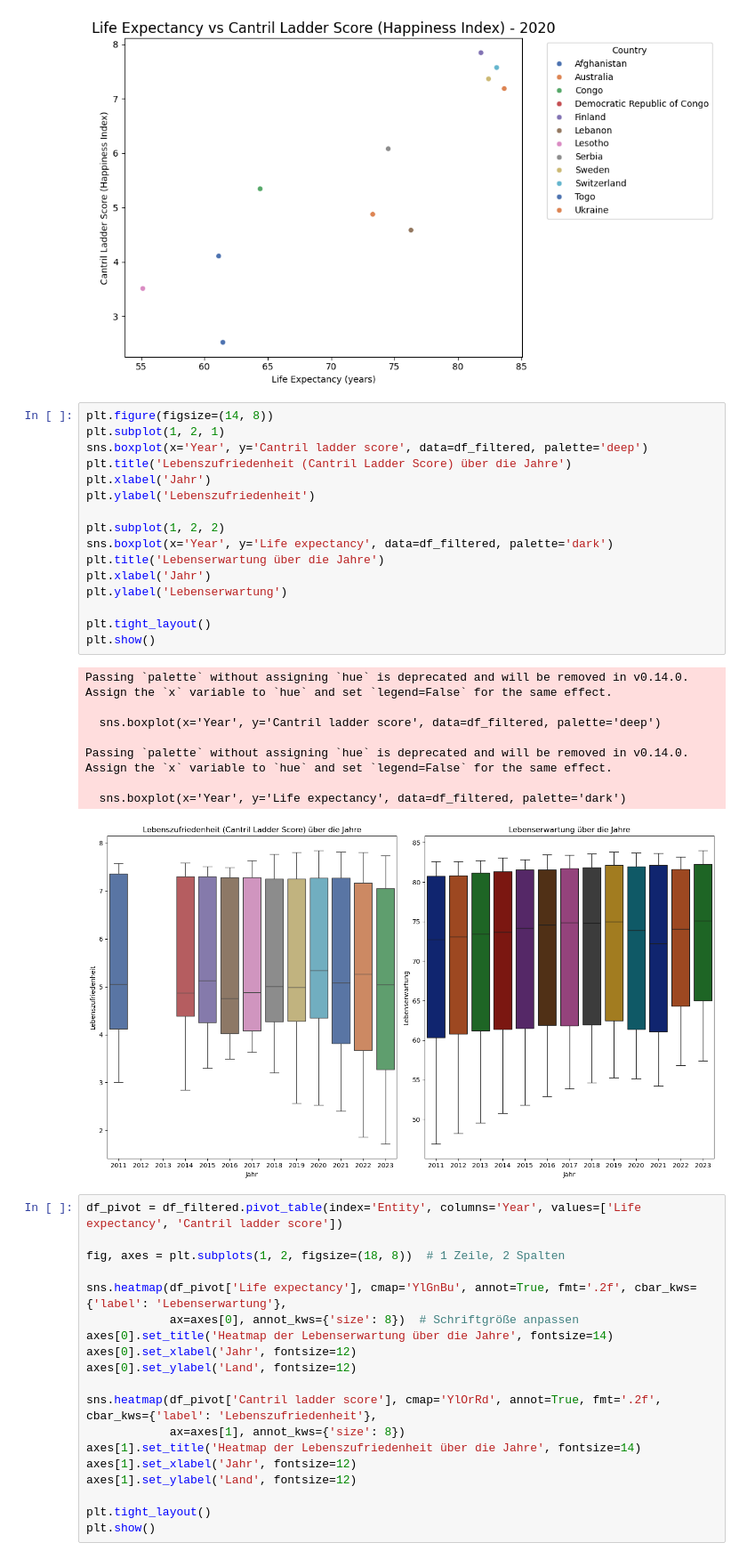
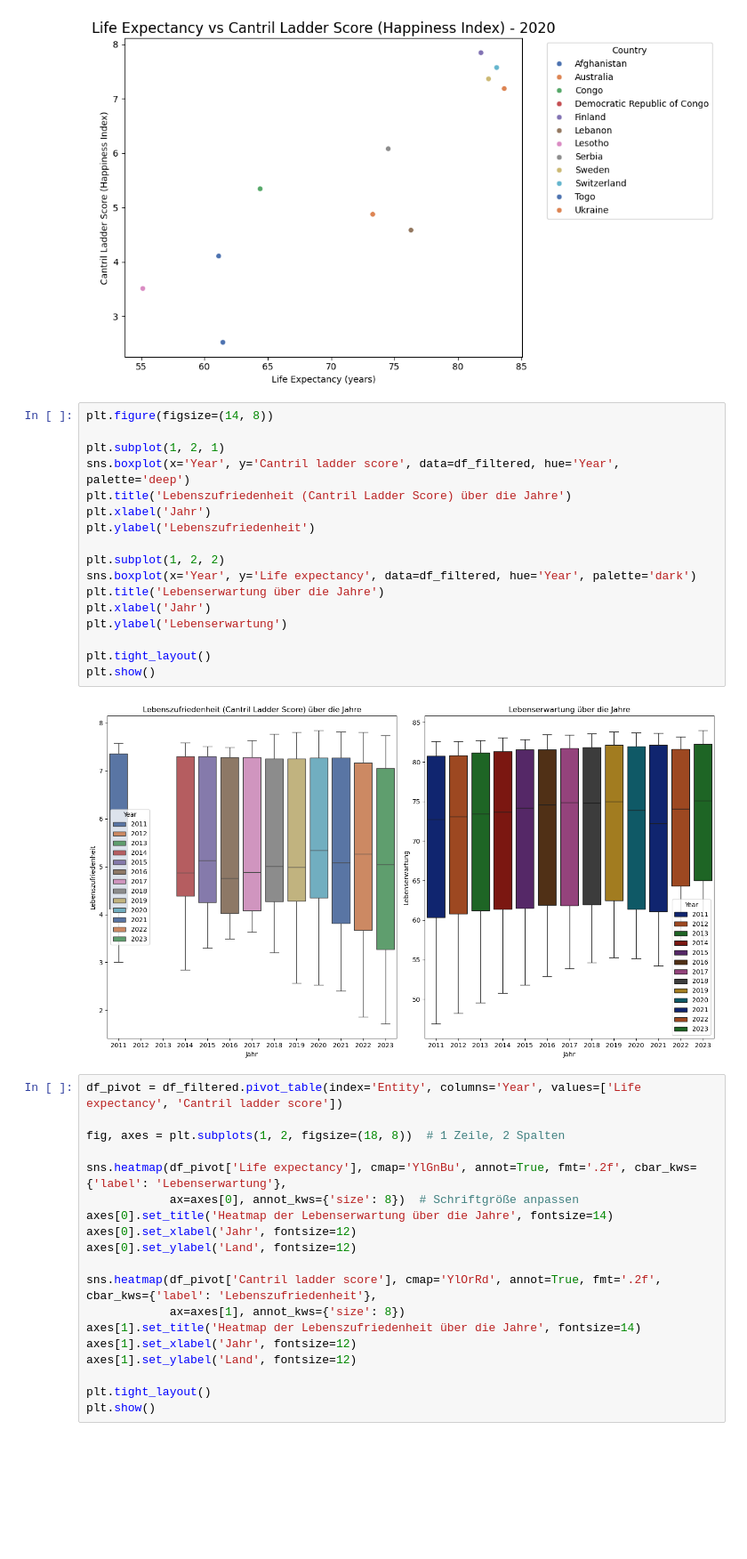
Before and after one commit to Elena-avk/elena, a Jupyter notebook: LN_Python_Elena_Yasemin.ipynb, the cells around one changed output. Shown: that part at 89% size. Saved outputs shown, nothing was run; the diff lists cells and outputs as text; blank space fills up the shorter version.

```diff
--- a/LN_Python_Elena_Yasemin.ipynb
+++ b/LN_Python_Elena_Yasemin.ipynb
@@ -533,31 +533,25 @@ plt.tight_layout()
 plt.show()
 # %% [output]
 [figure]
-# %%
-plt.figure(figsize=(14, 8))
-plt.subplot(1, 2, 1)
-sns.boxplot(x='Year', y='Cantril ladder score', data=df_filtered, palette='deep')
-plt.title('Lebenszufriedenheit (Cantril Ladder Score) über die Jahre')
-plt.xlabel('Jahr')
-plt.ylabel('Lebenszufriedenheit')
-
-plt.subplot(1, 2, 2)
-sns.boxplot(x='Year', y='Life expectancy', data=df_filtered, palette='dark')
-plt.title('Lebenserwartung über die Jahre')
-plt.xlabel('Jahr')
-plt.ylabel('Lebenserwartung')
-
-plt.tight_layout()
-plt.show()
-# %% [output]
-Passing `palette` without assigning `hue` is deprecated and will be removed in v0.14.0. Assign the `x` variable to `hue` and set `legend=False` for the same effect.
-
-  sns.boxplot(x='Year', y='Cantril ladder score', data=df_filtered, palette='deep')
-
-Passing `palette` without assigning `hue` is deprecated and will be removed in v0.14.0. Assign the `x` variable to `hue` and set `legend=False` for the same effect.
-
-  sns.boxplot(x='Year', y='Life expectancy', data=df_filtered, palette='dark')
-[figure, removed]
+# %%
+plt.figure(figsize=(14, 8))
+
+plt.subplot(1, 2, 1)
+sns.boxplot(x='Year', y='Cantril ladder score', data=df_filtered, hue='Year', palette='deep')
+plt.title('Lebenszufriedenheit (Cantril Ladder Score) über die Jahre')
+plt.xlabel('Jahr')
+plt.ylabel('Lebenszufriedenheit')
+
+plt.subplot(1, 2, 2)
+sns.boxplot(x='Year', y='Life expectancy', data=df_filtered, hue='Year', palette='dark')
+plt.title('Lebenserwartung über die Jahre')
+plt.xlabel('Jahr')
+plt.ylabel('Lebenserwartung')
+
+plt.tight_layout()
+plt.show()
+# %% [output]
+[figure, added]
 # %%
 df_pivot = df_filtered.pivot_table(index='Entity', columns='Year', values=['Life expectancy', 'Cantril ladder score'])
 
```
